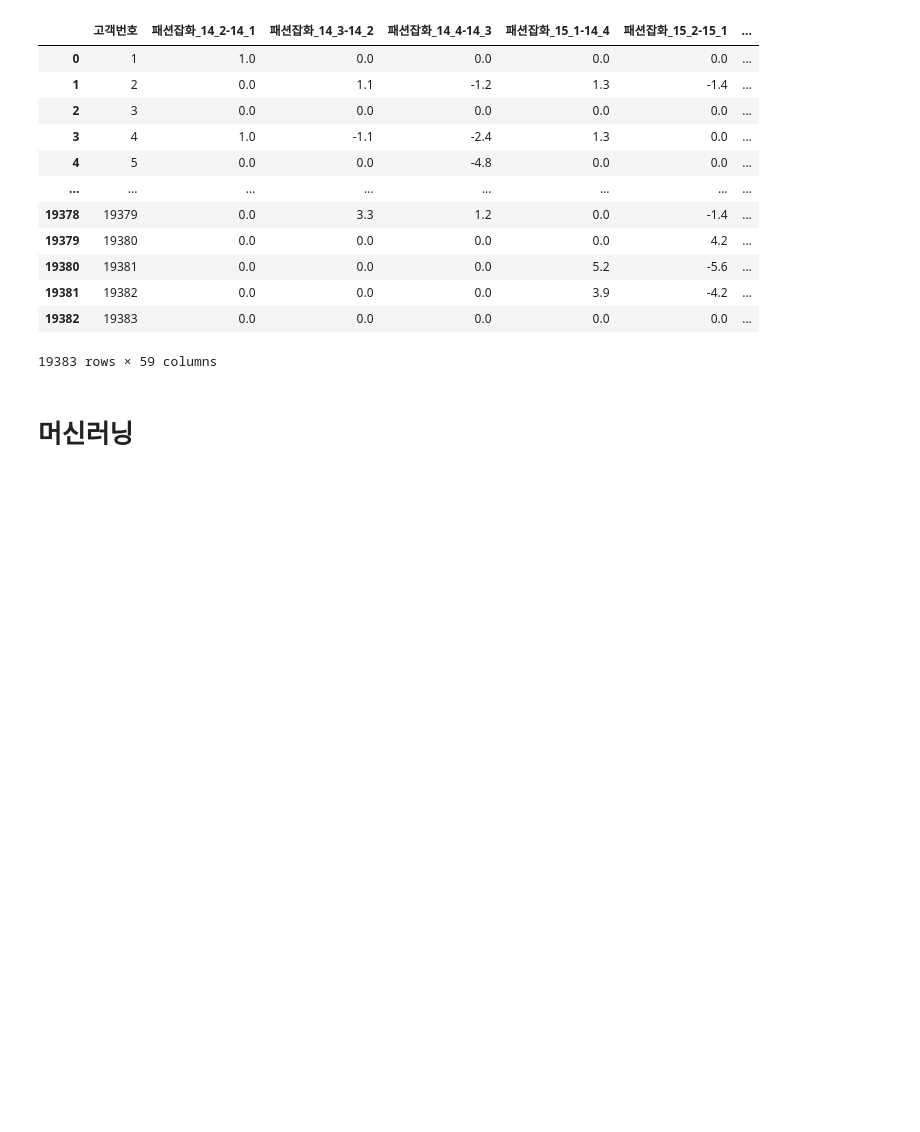
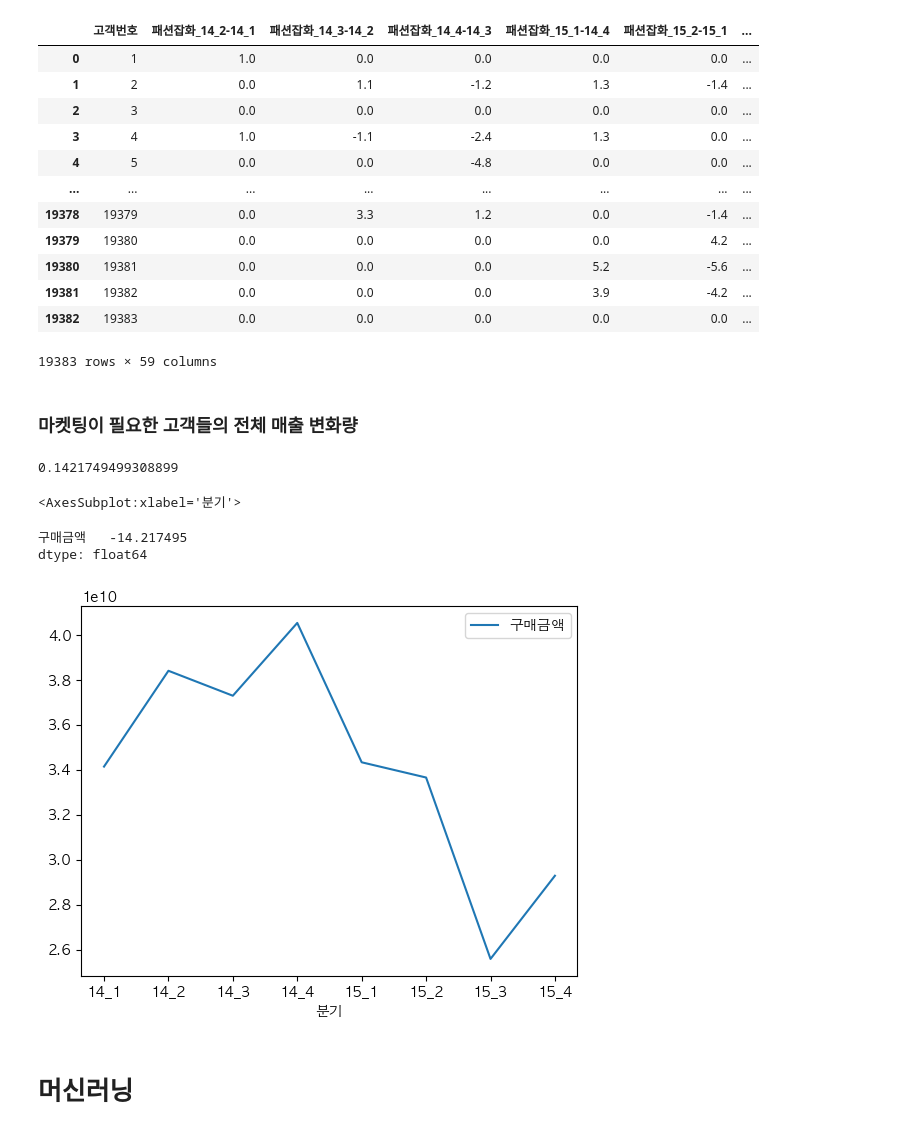
Before and after one commit to PKLH/cakd_LP, a Jupyter notebook: WorkSpace/통합/EDA_ML 완료.ipynb, the cells around one changed output. Drawn from its saved outputs; the diff is of its cells as text; code cells hidden in the pictures; blank space fills up the shorter version.

```diff
--- a/WorkSpace/통합/EDA_ML 완료.ipynb
+++ b/WorkSpace/통합/EDA_ML 완료.ipynb
@@ -340,3 +350,21 @@ pp_datasets
 | 19381 | 19382 | 0.0 | 0.0 | 0.0 | 3.9 | -4.2 | ... |
 | 19382 | 19383 | 0.0 | 0.0 | 0.0 | 0.0 | 0.0 | ... |
 19383 rows × 59 columns
+# %% [markdown]
+### 마켓팅이 필요한 고객들의 전체 매출 변화량
+# %%
+((selected_pv.iloc[0,:]-selected_pv.iloc[-1,:])/selected_pv.iloc[0,:])[0]*100
+# %% [output]
+0.1421749499308899
+# %%
+# 15_4분기 마켕팅 대상 고객 넘버
+selected_cusno_for_15_4=pp_datasets[pp_datasets['구매금액_15_4분기_변동지수']==1]['고객번호'].values
+# 마켓팅 대상 힌정 첫분기대비_매출_차이
+selected_pv=pp_purprd_prodcl[pp_purprd_prodcl['고객번호'].isin(selected_cusno_for_15_4)].pivot_table(index='분기',values='구매금액',aggfunc='sum')
+display(selected_pv.plot())
+print(((selected_pv.iloc[-1,:]-selected_pv.iloc[0,:])/selected_pv.iloc[0,:])*100)
+# %% [output]
+<AxesSubplot:xlabel='분기'>
+구매금액   -14.217495
+dtype: float64
+[figure, added]
```
Also changed, not shown: parts of 5 cells of this notebook.
